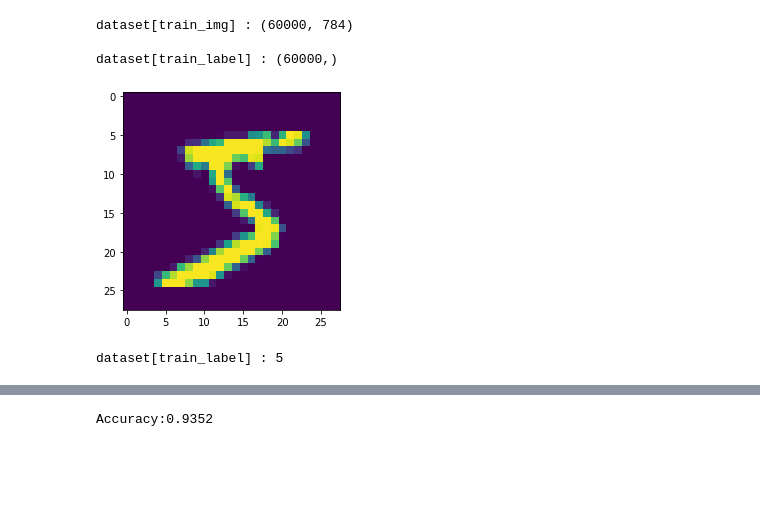
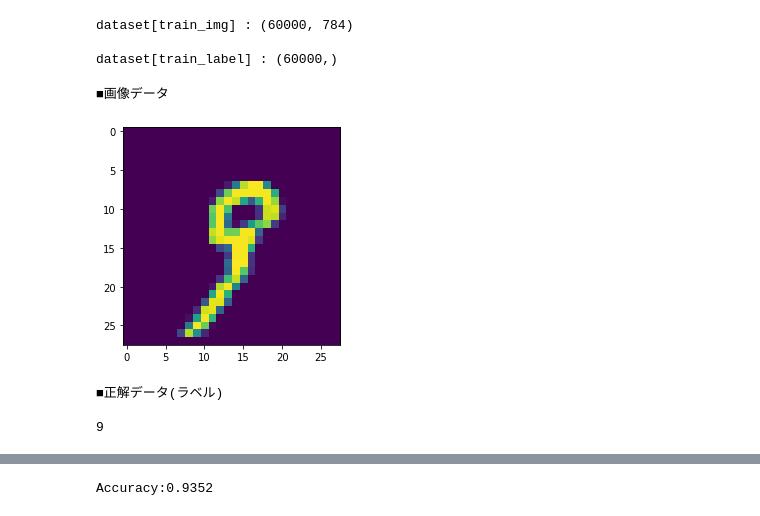
Before and after one commit to Rei-O/DL-from-scratch-in-KV, a Jupyter notebook: deep-learning-from-scratch-master/ch03/presentation/3.5.4-3.7/3.5.4-3.7.ipynb, the cells around one changed output, grey strips where cells are left out. Drawn from its saved outputs; the diff is of its cells as text; code cells hidden in the pictures; blank space fills up the shorter version.

```diff
--- a/deep-learning-from-scratch-master/ch03/presentation/3.5.4-3.7/3.5.4-3.7.ipynb
+++ b/deep-learning-from-scratch-master/ch03/presentation/3.5.4-3.7/3.5.4-3.7.ipynb
@@ -285,15 +285,23 @@ dataset[train_label] : (60000,)
 # %%
 import matplotlib.pyplot as plt
 
-example = dataset['train_img'][0].reshape((28, 28))
+# train画像データ順番
+i=19
 
+example = dataset['train_img'][i].reshape((28, 28))
+
+print(f'■画像データ\n')
 plt.imshow(example)
 plt.show()
 
-print(f'dataset[train_label] : {dataset["train_label"][0]}\n')
+print(f'■正解データ(ラベル)\n')
+print(f'{dataset["train_label"][i]}\n')
 # %% [output]
+■画像データ
-[figure, old version]
+[figure, new version]
-dataset[train_label] : 5
+■正解データ(ラベル)
+
+9
 # %%
 def _change_one_hot_label(X):
     T = np.zeros((X.size, 10))
```
Also changed, not shown: parts of 15 cells of this notebook.
